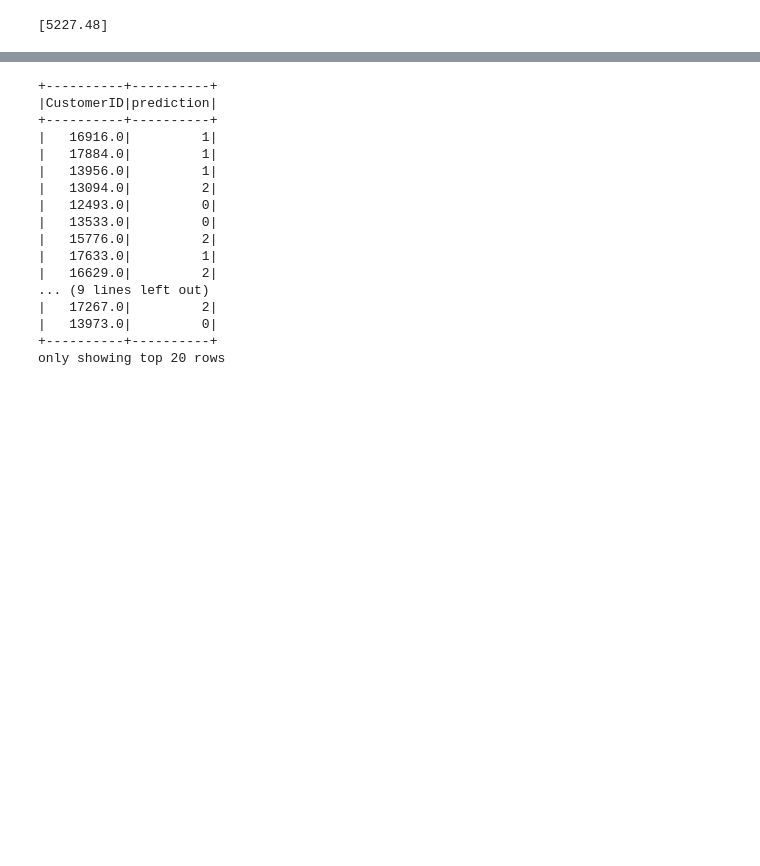
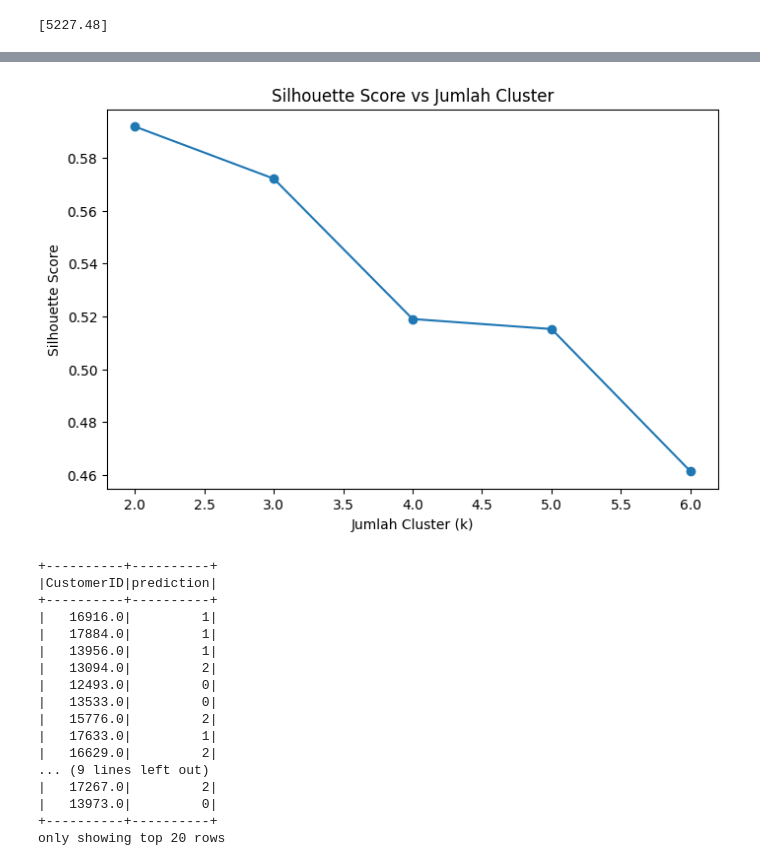
Before and after one commit to raudhatulathifah/Project-Big-Data, a Jupyter notebook: ml_clustering.ipynb, the cells around one changed output, grey strips where cells are left out. Saved outputs shown, nothing was run; the diff lists cells and outputs as text; code cells hidden in the pictures; blank space fills up the shorter version.

```diff
--- a/ml_clustering.ipynb
+++ b/ml_clustering.ipynb
@@ -181,3 +260,19 @@ df_scaled = scaler_model.transform(df_vector)
+# %%
+plt.figure(figsize=(8,5))
+
+plt.plot(
+    k_values,
+    silhouette_list,
+    marker='o'
+)
+
+plt.xlabel("Jumlah Cluster (k)")
+plt.ylabel("Silhouette Score")
+plt.title("Silhouette Score vs Jumlah Cluster")
+
+plt.show()
+# %% [output]
+[figure, added]
 # %%
 from pyspark.ml.clustering import KMeans
 
```
Also changed, not shown: parts of 7 cells of this notebook.
